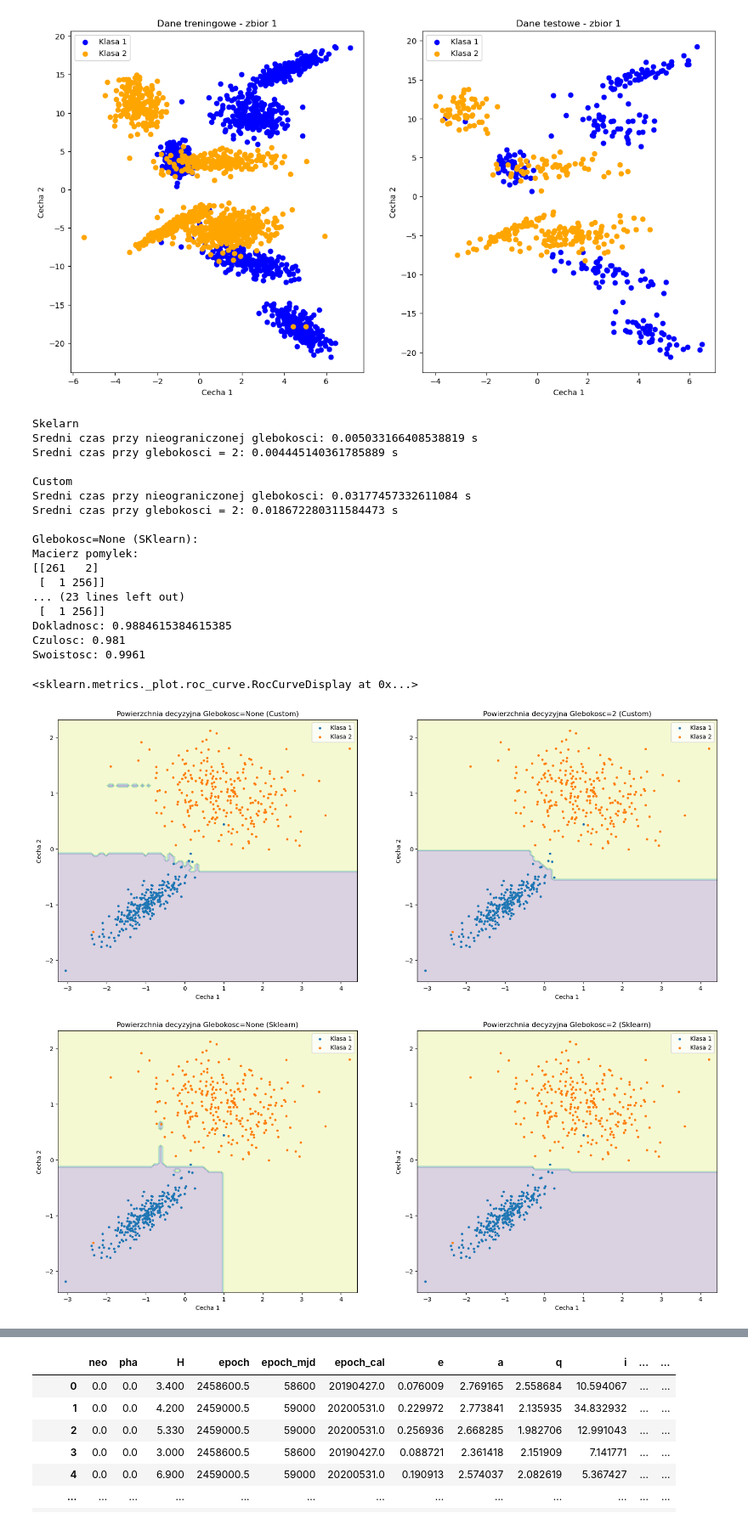
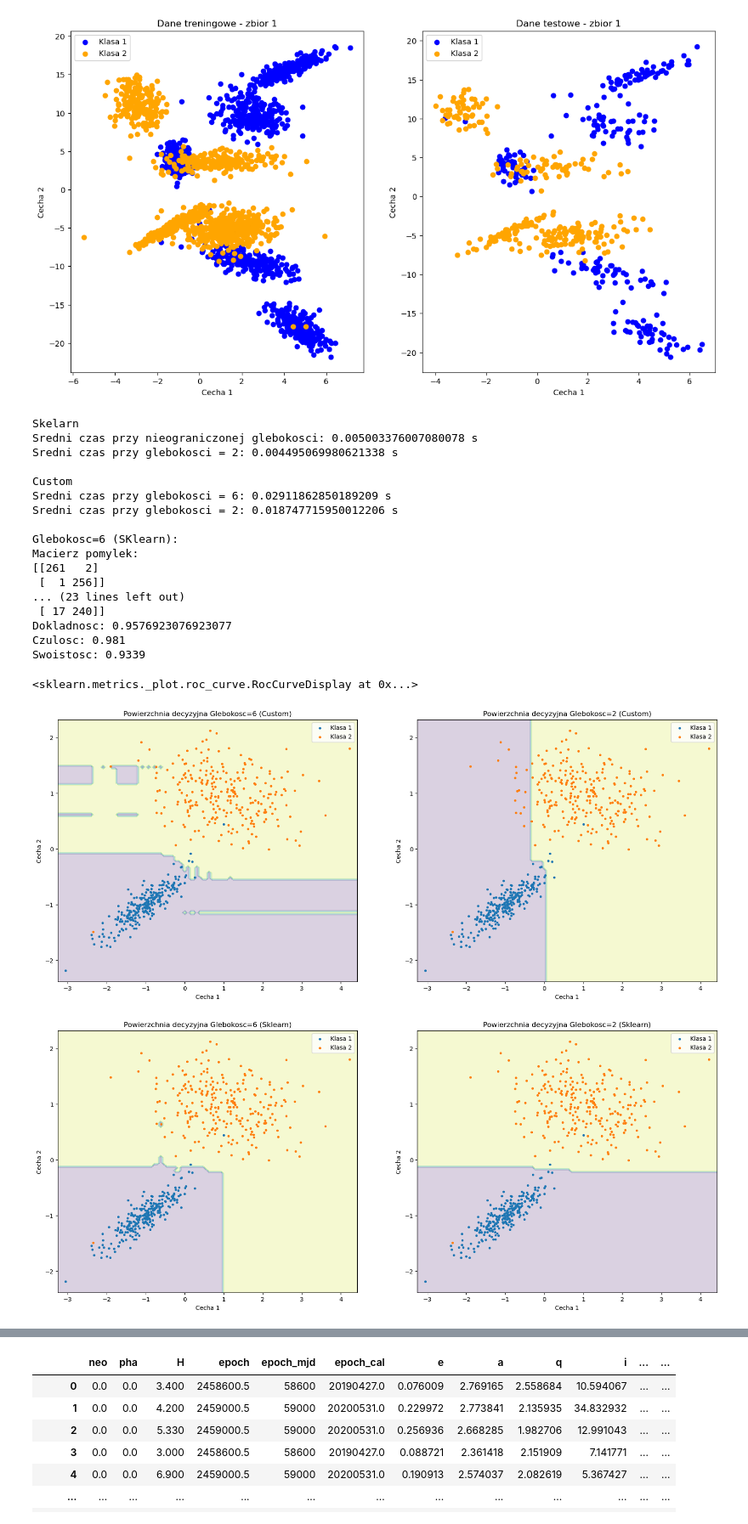
Before and after one commit to HaZhul/ML-models, a Jupyter notebook: 6Random_Forest/random_forest.ipynb, the cells around one changed output, grey strips where cells are left out. Shown at 85% size. Cells and saved outputs as stored; diff of their text form; code cells hidden in the pictures.

```diff
--- a/6Random_Forest/random_forest.ipynb
+++ b/6Random_Forest/random_forest.ipynb
@@ -59,13 +59,19 @@ class MRandomTree:
     def _grow_tree(self, X, y, depth=0):
         n_labels = len(np.unique(y))
 
+        features = int((X.shape[1])**0.5)
+        max_features = X.shape[1]
+        feature_indices = np.random.choice(max_features, features, replace=False)
+        X_sample = X[:, feature_indices]
+
+
         if (self.max_depth is not None and depth >= self.max_depth) or n_labels == 1:
             leaf_value = self._most_common_label(y)
             return Node(value=leaf_value)
 
-        best_feature, best_threshold = self._find_best_split(X, y)
+        best_feature, best_threshold = self._find_best_split(X_sample, y)
 
-        left_indices = X[:, best_feature] < best_threshold
+        left_indices = X_sample[:, best_feature] < best_threshold
         right_indices = ~left_indices
 
         left = self._grow_tree(X[left_indices], y[left_indices], depth + 1)
@@ -129,7 +135,6 @@ class MRandomForest:
 
     def fit(self, X, y):
         self.n_classes_ = len(np.unique(y))
-        # self.n_features_ = X.shape[1]
         self.n_features_ = int((X.shape[1])**0.5)
         self.max_features = X.shape[1]
         self.trees = []
@@ -137,13 +142,7 @@ class MRandomForest:
         for _ in range(self.n_trees):
             tree = MRandomTree(max_depth=self.max_depth)
             X_sample, y_sample = self._bagging_sample(X, y)
-            if self.max_features:
-                feature_indices = np.random.choice(self.max_features, self.n_features_, replace=False)
-                X_sample = X_sample[:, feature_indices]
-                tree.fit(X_sample, y_sample)
-                tree.feature_indices = feature_indices
-            else:
-                tree.fit(X_sample, y_sample)
+            tree.fit(X_sample, y_sample)
             self.trees.append(tree)
 
     def _bagging_sample(self, X, y):
@@ -153,7 +152,7 @@ class MRandomForest:
         return X[indices], y[indices]
 
     def predict(self, X):
-        tree_preds = np.array([tree.predict(X[:, tree.feature_indices] if hasattr(tree, 'feature_indices') else X) for tree in self.trees])
+        tree_preds = np.array([tree.predict(X) for tree in self.trees])
         tree_preds = np.swapaxes(tree_preds, 0, 1)
         return np.array([self._most_common_label(tree_pred) for tree_pred in tree_preds])
 
@@ -275,7 +274,7 @@ from sklearn.metrics import RocCurveDisplay
 
 print('Skelarn')
 # Nieograniczona glebokosc
-dt_s2_n = RandomForestClassifier(random_state=index, n_estimators=100, max_depth=None)
+dt_s2_n = RandomForestClassifier(random_state=index, n_estimators=100, max_depth=6)
 dt_s2_n.fit(X_train_2, y_train_2)
 start = time.time()
 for i in range(100):
@@ -295,13 +294,13 @@ print(f'Sredni czas przy glebokosci = 2: {(end - start)/100} s')
 
 print('\nCustom')
 # Nieograniczona glebokosc
-dt_2_n = MRandomForest(max_depth=None, n_trees=100)
+dt_2_n = MRandomForest(max_depth=6, n_trees=100)
 dt_2_n.fit(X_train_2, y_train_2)
 start = time.time()
 for i in range(100):
     y_pred_2_n = dt_2_n.predict(X_test_2)
 end = time.time()
-print(f'Sredni czas przy nieograniczonej glebokosci: {(end - start)/100} s')
+print(f'Sredni czas przy glebokosci = 6: {(end - start)/100} s')
 
 # Glebokosc rowna ilosci cech
 dt_2_2 = MRandomForest(max_depth=2, n_trees=100)
@@ -313,51 +312,51 @@ end = time.time()
 print(f'Sredni czas przy glebokosci = 2: {(end - start)/100} s')
 
 
-pred_info(y_test_2, y_pred_s2_n, 'Glebokosc=None (SKlearn)')
+pred_info(y_test_2, y_pred_s2_n, 'Glebokosc=6 (SKlearn)')
 pred_info(y_test_2, y_pred_s2_2, 'Glebokosc=2 (SKlearn)')
-pred_info(y_test_2, y_pred_2_n, 'Glebokosc=None (Custom)')
+pred_info(y_test_2, y_pred_2_n, 'Glebokosc=6 (Custom)')
 pred_info(y_test_2, y_pred_2_2, 'Glebokosc=2 (Custom)')
 
 
 plt.figure(figsize=(20, 8))
 plt.subplot(1, 2, 1)
-plot_class(X_test_2, y_test_2, dt_2_n, 'Glebokosc=None (Custom)')
+plot_class(X_test_2, y_test_2, dt_2_n, 'Glebokosc=6 (Custom)')
 plt.subplot(1, 2, 2)
 plot_class(X_test_2, y_test_2, dt_2_2, 'Glebokosc=2 (Custom)')
 plt.figure(figsize=(20, 8))
 plt.subplot(1, 2, 1)
-plot_class(X_test_2, y_test_2, dt_s2_n, 'Glebokosc=None (Sklearn)')
+plot_class(X_test_2, y_test_2, dt_s2_n, 'Glebokosc=6 (Sklearn)')
 plt.subplot(1, 2, 2)
 plot_class(X_test_2, y_test_2, dt_s2_2, 'Glebokosc=2 (Sklearn)')
 
 
 _, axs = plt.subplots(1, 2, figsize=(20, 5))
-RocCurveDisplay.from_predictions(y_test_2, y_pred_2_n, name='None C', ax=axs[0])
+RocCurveDisplay.from_predictions(y_test_2, y_pred_2_n, name='6 C', ax=axs[0])
 RocCurveDisplay.from_predictions(y_test_2, y_pred_2_2, name='2 C', ax=axs[1])
 y_scores_s2_n = dt_s2_n.predict_proba(X_test_2)[:, 1]
 y_scores_s2_2 = dt_s2_2.predict_proba(X_test_2)[:, 1]
 
 _, axs = plt.subplots(1, 2, figsize=(20, 5))
-RocCurveDisplay.from_predictions(y_test_2, y_scores_s2_n, name='None S', ax=axs[0])
+RocCurveDisplay.from_predictions(y_test_2, y_scores_s2_n, name='6 S', ax=axs[0])
 RocCurveDisplay.from_predictions(y_test_2, y_scores_s2_2, name='2 S', ax=axs[1])
 # %% [output]
 Skelarn
-Sredni czas przy nieograniczonej glebokosci: 0.005033166408538819 s
-Sredni czas przy glebokosci = 2: 0.004445140361785889 s
+Sredni czas przy nieograniczonej glebokosci: 0.005003376007080078 s
+Sredni czas przy glebokosci = 2: 0.004495069980621338 s
 
 Custom
-Sredni czas przy nieograniczonej glebokosci: 0.03177457332611084 s
-Sredni czas przy glebokosci = 2: 0.018672280311584473 s
+Sredni czas przy glebokosci = 6: 0.02911862850189209 s
+Sredni czas przy glebokosci = 2: 0.018747715950012206 s
 
-Glebokosc=None (SKlearn):
+Glebokosc=6 (SKlearn):
 Macierz pomylek:
 [[261   2]
  [  1 256]]
 ... (23 lines left out)
- [  1 256]]
-Dokladnosc: 0.9884615384615385
+ [ 17 240]]
+Dokladnosc: 0.9576923076923077
 Czulosc: 0.981
-Swoistosc: 0.9961
+Swoistosc: 0.9339
 <sklearn.metrics._plot.roc_curve.RocCurveDisplay at 0x...>
-[figure, old version]
+[figure, new version]
-[figure, old version]
+[figure, new version]
```
Also changed, not shown: parts of 3 cells of this notebook, 1 other file.
